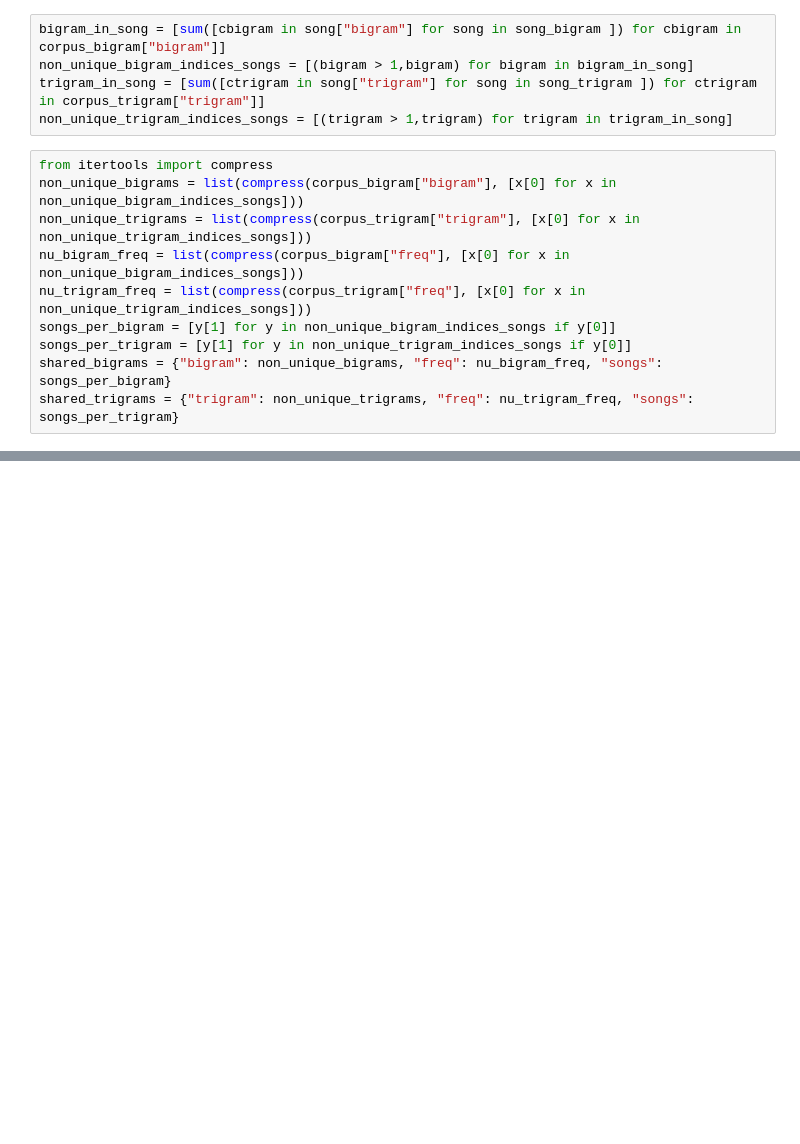
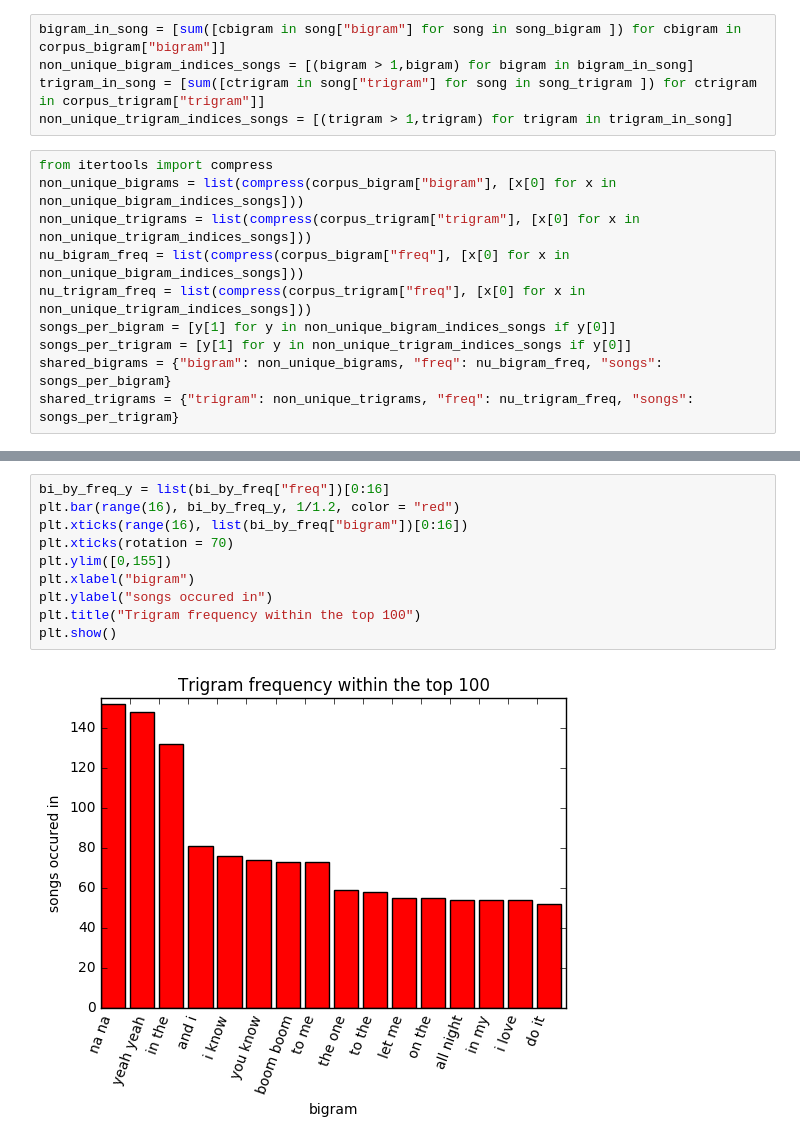
Before and after one commit to sssantos/141bravo, a Jupyter notebook: NGRAMS.ipynb, the cells around one changed output, grey strips where cells are left out. Drawn from its saved outputs; the diff is of its cells as text; blank space fills up the shorter version.

```diff
--- a/NGRAMS.ipynb
+++ b/NGRAMS.ipynb
@@ -208,0 +214,12 @@ pd.DataFrame(shared_trigrams).sort_values(by="songs", ascending = False)
+# %%
+bi_by_freq_y = list(bi_by_freq["freq"])[0:16]
+plt.bar(range(16), bi_by_freq_y, 1/1.2, color = "red")
+plt.xticks(range(16), list(bi_by_freq["bigram"])[0:16])
+plt.xticks(rotation = 70)
+plt.ylim([0,155])
+plt.xlabel("bigram")
+plt.ylabel("songs occured in")
+plt.title("Trigram frequency within the top 100")
+plt.show()
+# %% [output]
+[figure, added]
```
Also changed, not shown: parts of 6 cells of this notebook, 2 other files.
